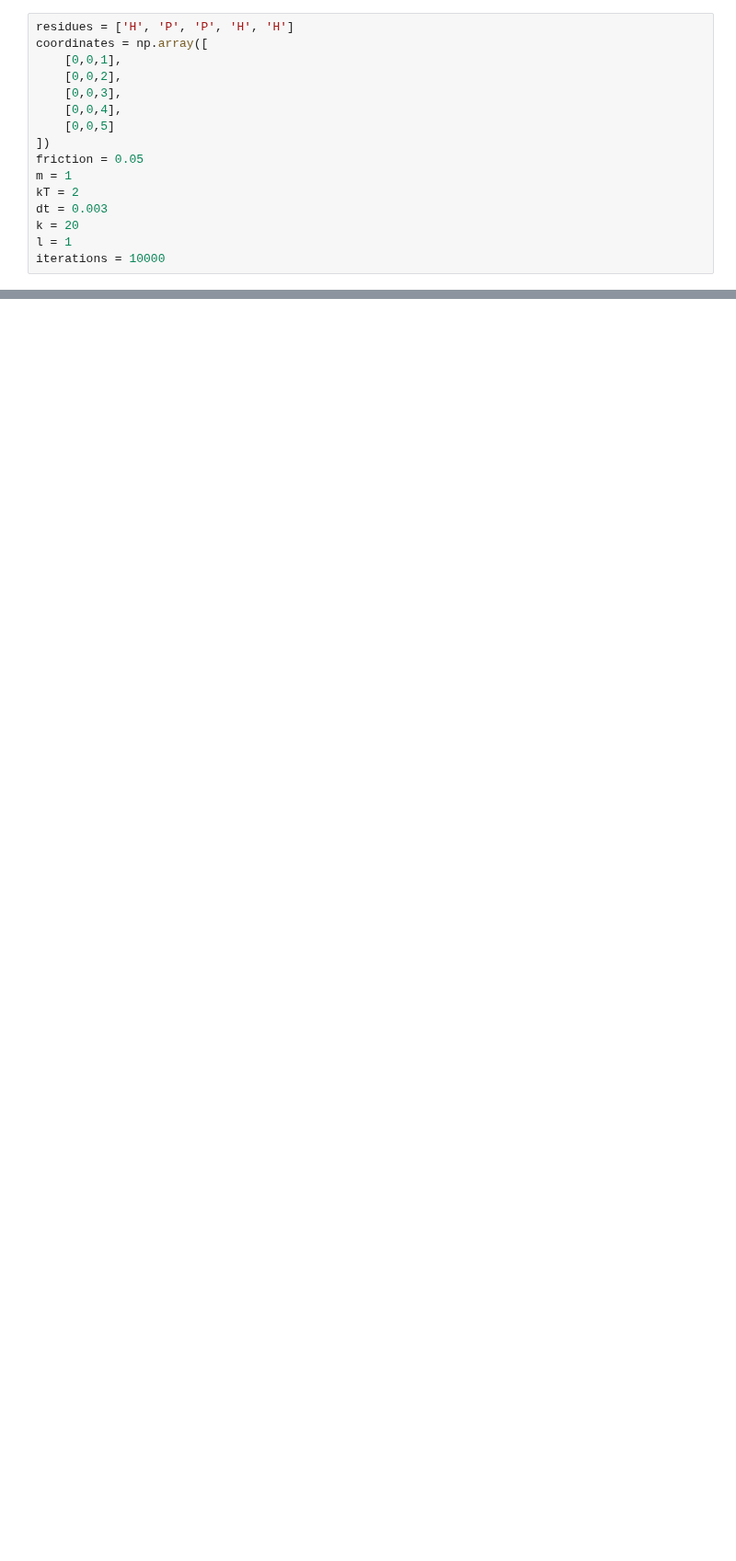
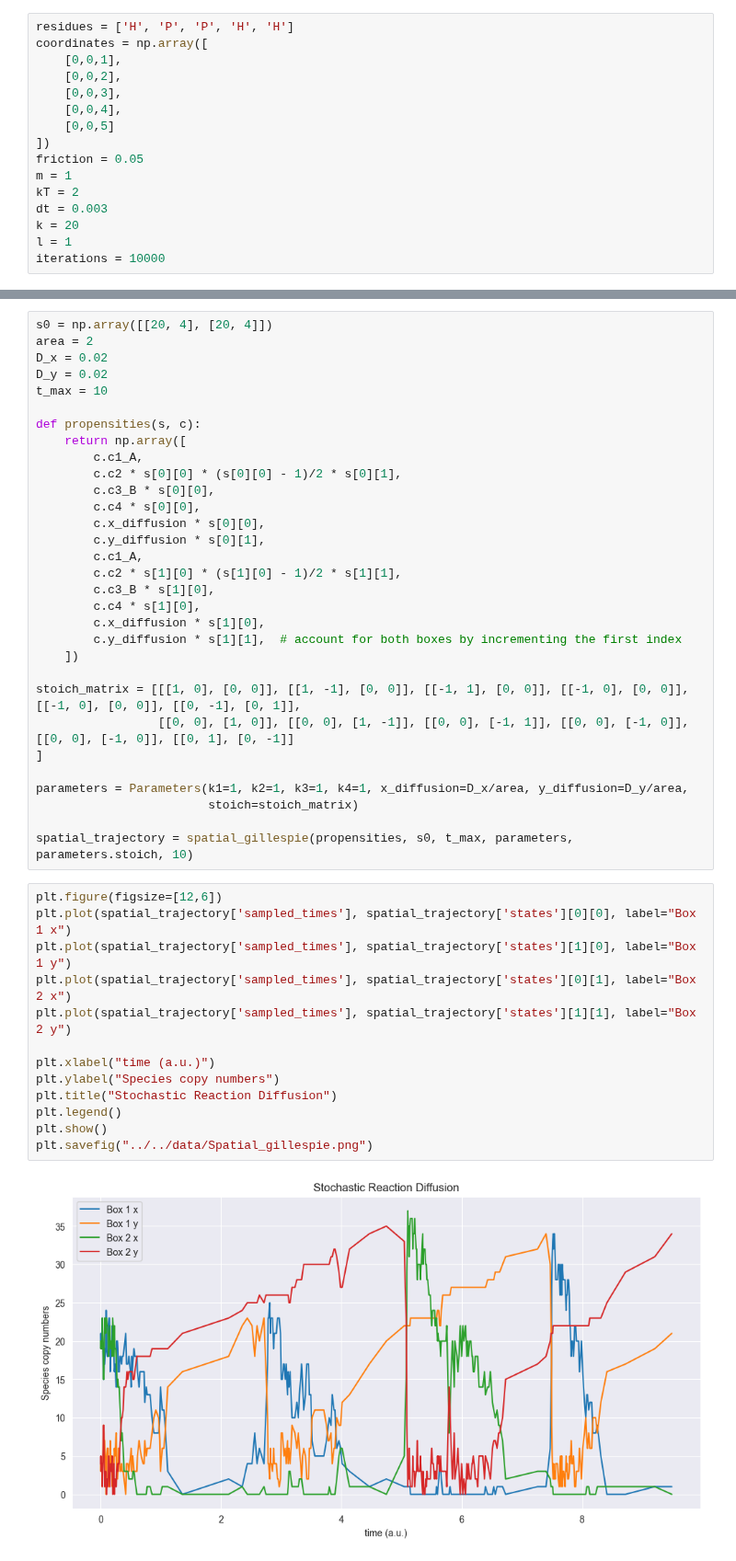
Before and after one commit to JooshK/ModelingTheLivingCell, a Jupyter notebook: scripts/PS5/main.ipynb, the cells around one changed output, grey strips where cells are left out. Shown at 92% size. Drawn from its saved outputs; the diff is of its cells as text; blank space fills up the shorter version.

```diff
--- a/scripts/PS5/main.ipynb
+++ b/scripts/PS5/main.ipynb
@@ -58,0 +104,46 @@ Kinetic:  8.477691362719415
+# %%
+s0 = np.array([[20, 4], [20, 4]])
+area = 2
+D_x = 0.02
+D_y = 0.02
+t_max = 10
+
+def propensities(s, c):
+    return np.array([
+        c.c1_A,
+        c.c2 * s[0][0] * (s[0][0] - 1)/2 * s[0][1],
+        c.c3_B * s[0][0],
+        c.c4 * s[0][0],
+        c.x_diffusion * s[0][0],
+        c.y_diffusion * s[0][1],
+        c.c1_A,
+        c.c2 * s[1][0] * (s[1][0] - 1)/2 * s[1][1],
+        c.c3_B * s[1][0],
+        c.c4 * s[1][0],
+        c.x_diffusion * s[1][0],
+        c.y_diffusion * s[1][1],  # account for both boxes by incrementing the first index
+    ])
+
+stoich_matrix = [[[1, 0], [0, 0]], [[1, -1], [0, 0]], [[-1, 1], [0, 0]], [[-1, 0], [0, 0]], [[-1, 0], [0, 0]], [[0, -1], [0, 1]],
+                 [[0, 0], [1, 0]], [[0, 0], [1, -1]], [[0, 0], [-1, 1]], [[0, 0], [-1, 0]], [[0, 0], [-1, 0]], [[0, 1], [0, -1]]
+]
+
+parameters = Parameters(k1=1, k2=1, k3=1, k4=1, x_diffusion=D_x/area, y_diffusion=D_y/area,
+                        stoich=stoich_matrix)
+
+spatial_trajectory = spatial_gillespie(propensities, s0, t_max, parameters, parameters.stoich, 10)
+# %%
+plt.figure(figsize=[12,6])
+plt.plot(spatial_trajectory['sampled_times'], spatial_trajectory['states'][0][0], label="Box 1 x")
+plt.plot(spatial_trajectory['sampled_times'], spatial_trajectory['states'][1][0], label="Box 1 y")
+plt.plot(spatial_trajectory['sampled_times'], spatial_trajectory['states'][0][1], label="Box 2 x")
+plt.plot(spatial_trajectory['sampled_times'], spatial_trajectory['states'][1][1], label="Box 2 y")
+
+plt.xlabel("time (a.u.)")
+plt.ylabel("Species copy numbers")
+plt.title("Stochastic Reaction Diffusion")
+plt.legend()
+plt.show()
+plt.savefig("../../data/Spatial_gillespie.png")
+# %% [output]
+[figure, added]
```
Also changed, not shown: parts of 11 cells of this notebook, 6 other files.
